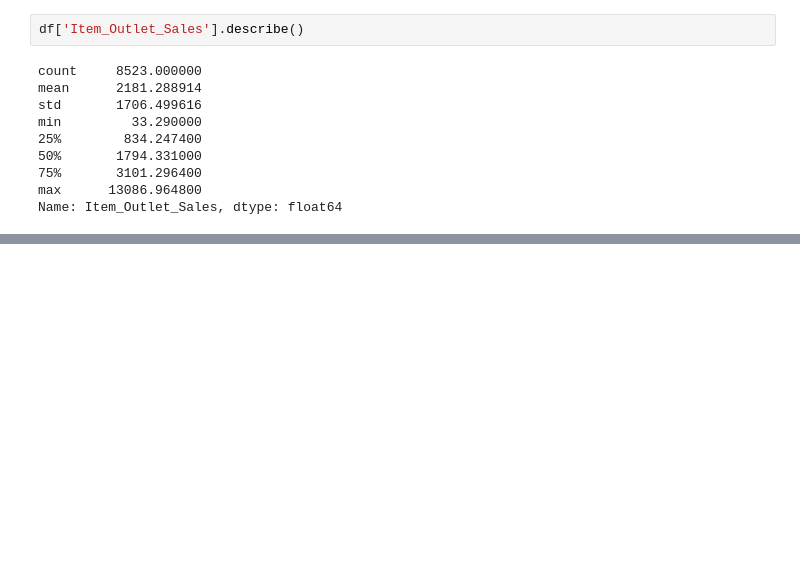
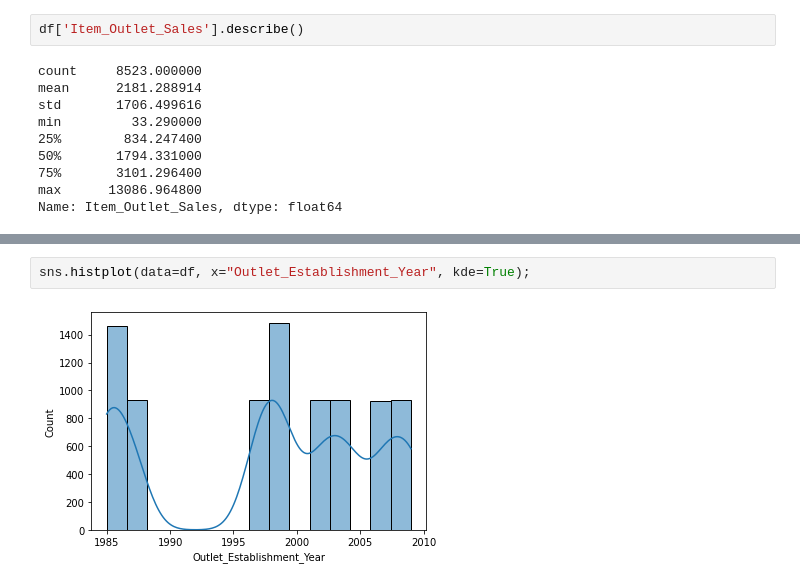
Before and after one commit to tca-codes/sales-predictions, a Jupyter notebook: sales_predictions.ipynb, the cells around one changed output, grey strips where cells are left out. Saved outputs shown, nothing was run; the diff lists cells and outputs as text; blank space fills up the shorter version.

```diff
--- a/sales_predictions.ipynb
+++ b/sales_predictions.ipynb
@@ -425,0 +451,4 @@ Name: Item_Outlet_Sales, dtype: float64
+# %%
+sns.histplot(data=df, x="Outlet_Establishment_Year", kde=True);
+# %% [output]
+[figure, added]
```
Also changed, not shown: parts of 17 cells of this notebook.
